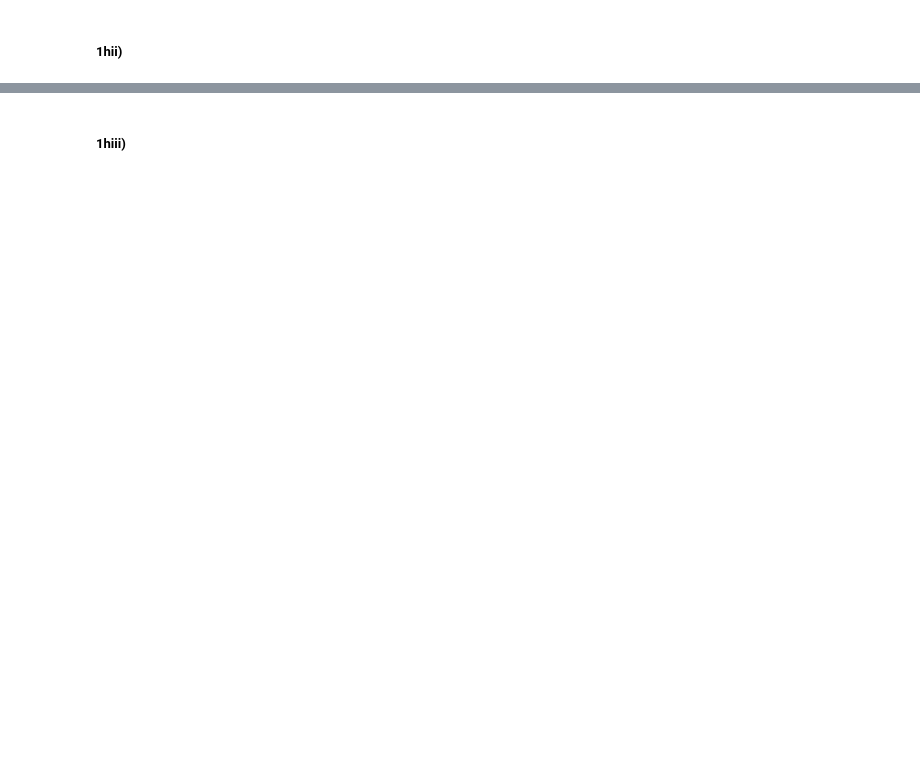
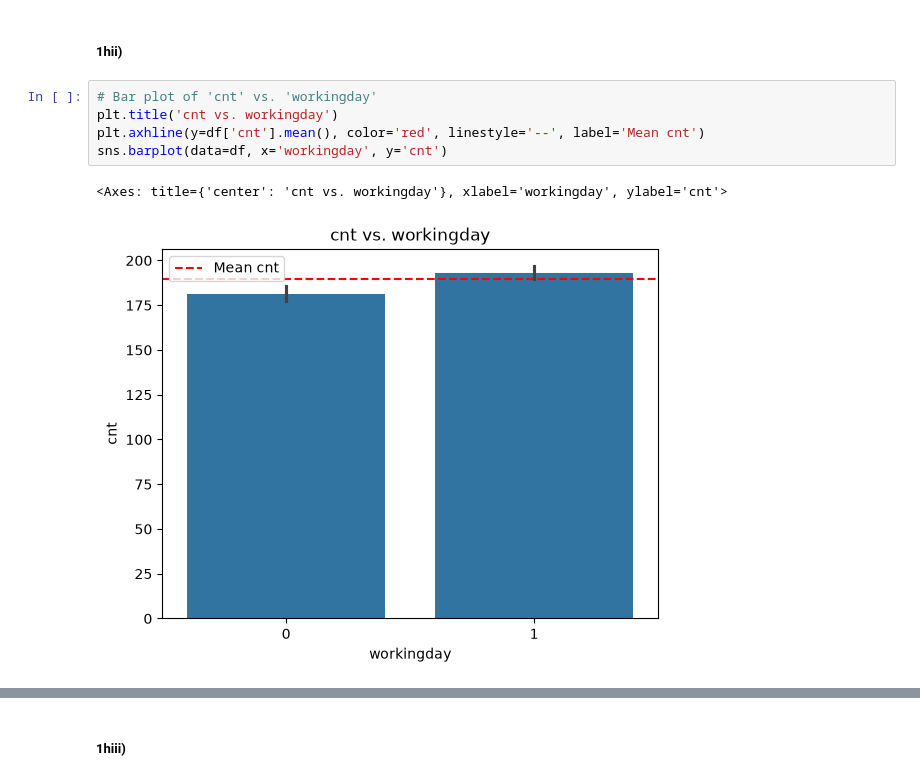
Before and after one commit to Jared-Wood135/DU-COMP4432-Machine-Learning, a Jupyter notebook: Assignments/4.ipynb, the cells around one changed output, grey strips where cells are left out. Saved outputs shown, nothing was run; the diff lists cells and outputs as text; blank space fills up the shorter version.

```diff
--- a/Assignments/4.ipynb
+++ b/Assignments/4.ipynb
@@ -173,2 +357,10 @@ warnings.filterwarnings("ignore", category=DeprecationWarning)
 # %% [markdown]
 ##### 1hii)
+# %%
+# Bar plot of 'cnt' vs. 'workingday'
+plt.title('cnt vs. workingday')
+plt.axhline(y=df['cnt'].mean(), color='red', linestyle='--', label='Mean cnt')
+sns.barplot(data=df, x='workingday', y='cnt')
+# %% [output]
+<Axes: title={'center': 'cnt vs. workingday'}, xlabel='workingday', ylabel='cnt'>
+[figure, added]
```
Also changed, not shown: parts of 31 cells of this notebook.
